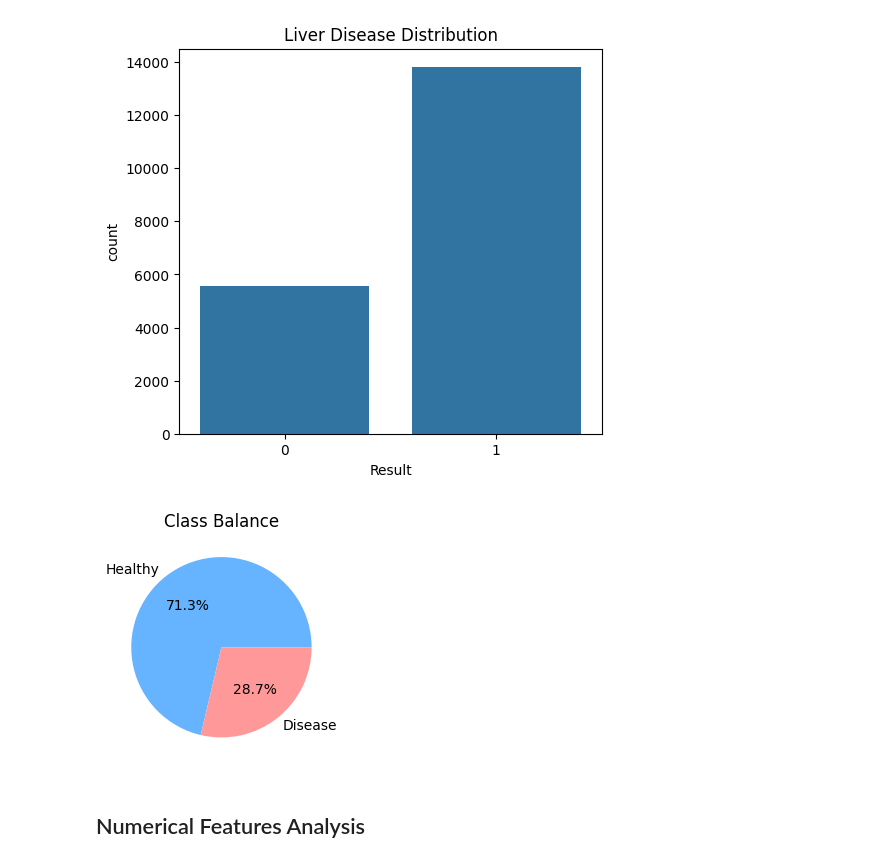
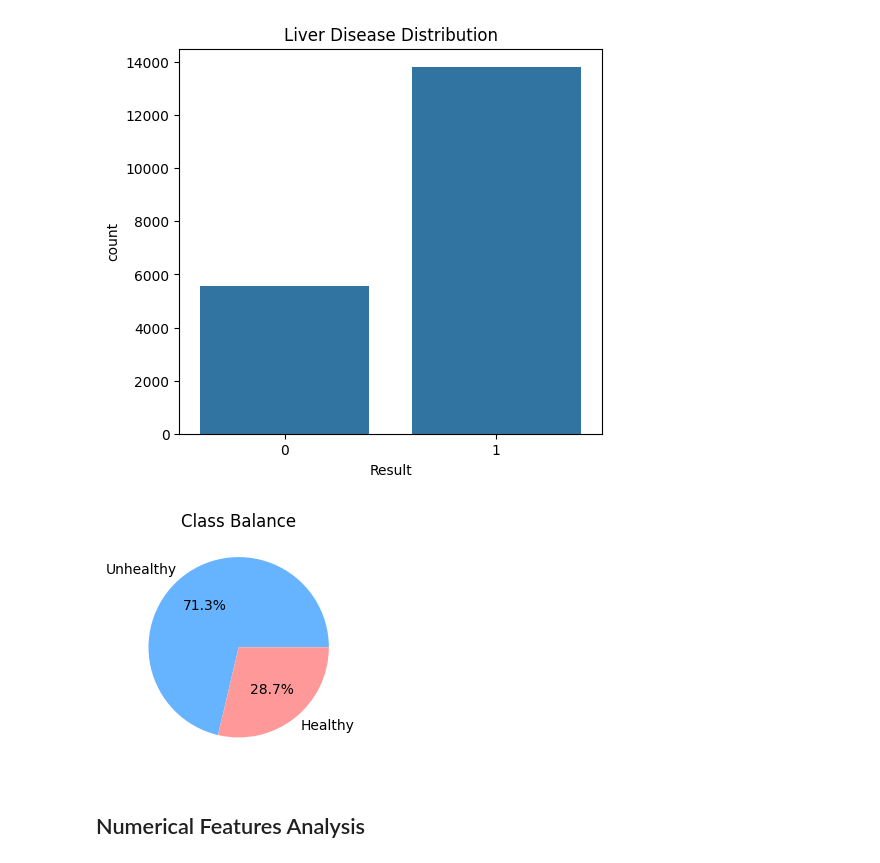
Before and after one commit to almishhoda04/FinalYearProject, a Jupyter notebook: Notebooks/EDA.ipynb, the cells around one changed output. Saved outputs shown, nothing was run; the diff lists cells and outputs as text; code cells hidden in the pictures.

```diff
--- a/Notebooks/EDA.ipynb
+++ b/Notebooks/EDA.ipynb
@@ -12,3 +10,6 @@ warnings.filterwarnings('ignore')
 # Data Loading and Initial Inspection
 # %%
 df = pd.read_csv('../Datasets/Liver Patient Dataset (LPD)_train.csv', encoding='latin-1')
+# %%
+df.columns = df.columns.str.strip()
+print("Cleaned column names:", list(df.columns))
@@ -125,16 +159,16 @@ Text(0.5, 1.0, 'Liver Disease Distribution')
 [figure]
 # %%
 plt.subplot(1, 2, 2)
-df[target_name].value_counts().plot.pie(
+df['Result'].value_counts().plot.pie(
     autopct='%1.1f%%',
-    labels=['Healthy', 'Disease'],
+    labels=['Unhealthy', 'Healthy'],
     colors=['#66b3ff', '#ff9999']
 )
 plt.ylabel('')
 plt.title('Class Balance')
 plt.show()
 # %% [output]
-[figure, old version]
+[figure, new version]
 # %% [markdown]
 ## Numerical Features Analysis
 # %%
```
Also changed, not shown: parts of 20 cells of this notebook, 4 other files.
